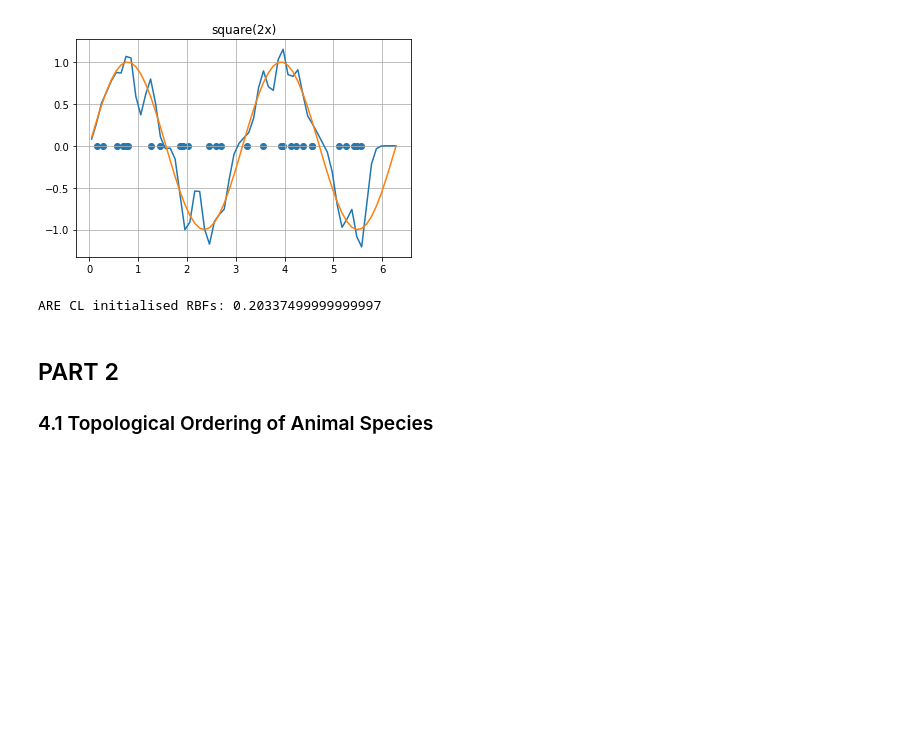
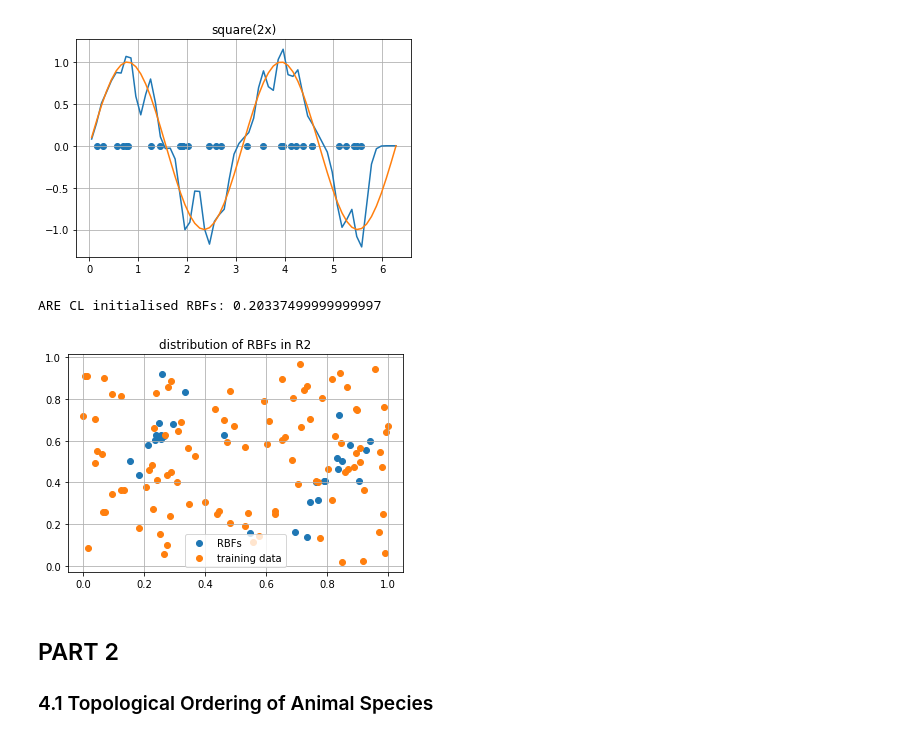
Before and after one commit to alejp1998/annda_lab1b, a Jupyter notebook: lab2.ipynb, the cells around one changed output. Drawn from its saved outputs; the diff is of its cells as text; code cells hidden in the pictures; blank space fills up the shorter version.

```diff
--- a/lab2.ipynb
+++ b/lab2.ipynb
@@ -237,18 +237,32 @@ y_valid[1,:] = balltest[3,:]
 # parameters
 N = 30
 s = 0.125
-epochs = 50
+epochs = 10
 n_winners = 5
 lr = 0.2
 
 # run
 mu,sigma = CL_initialisation(x_train,2,N,s,epochs,n_winners,lr)
+
+epochs = 50
+lr = 0.1
 w = delta_rule_multdim(x_train,y_train,mu,sigma,lr,epochs)
+
 y_pred = forward(x_valid,w,mu,sigma)
 ARE = np.mean(np.abs(y_pred-y_valid))
 print('ARE CL initialised RBFs: ' + str(ARE))
 # %% [output]
 ARE CL initialised RBFs: 0.20337499999999997
+# %%
+fig, ax = plt.subplots()
+ax.grid(visible = True)
+ax.set_title('distribution of RBFs in R2')
+ax.scatter(mu[0,:],mu[1,:])
+ax.scatter(x_train[0,:],x_train[1,:])
+ax.legend(['RBFs','training data'])
+plt.show()
+# %% [output]
+[figure, added]
 # %% [markdown]
 ## PART 2
 ### 4.1 Topological Ordering of Animal Species
```
